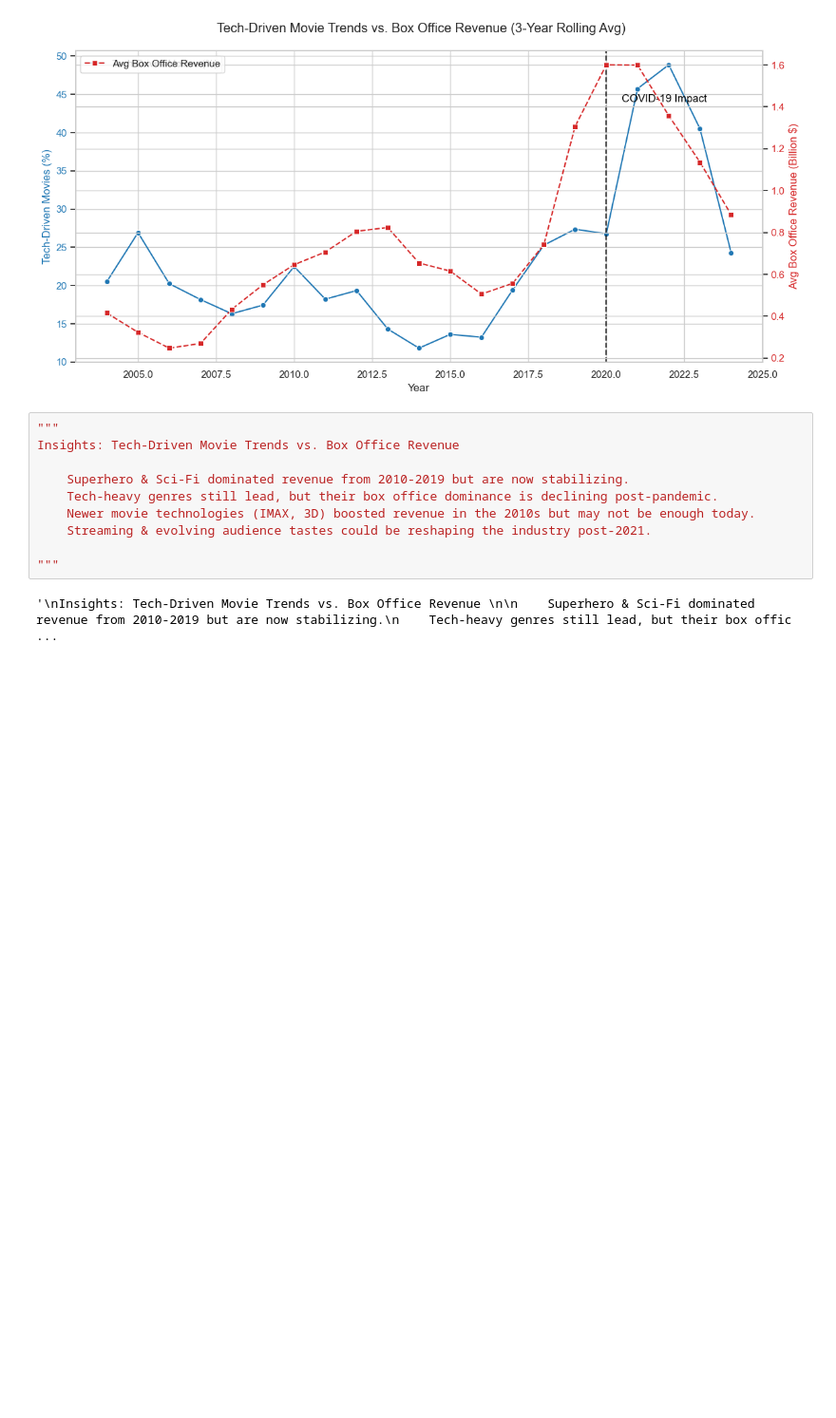
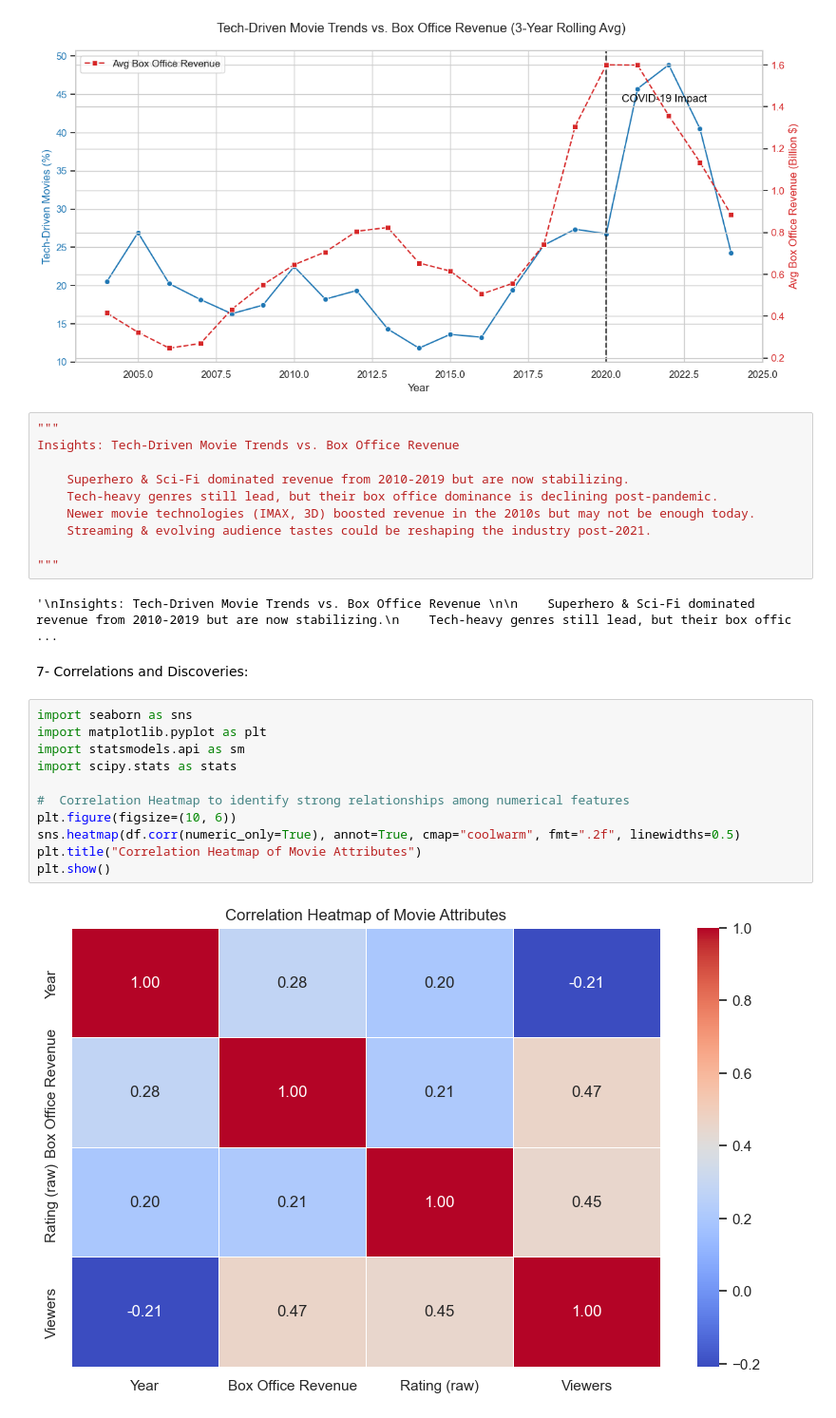
Before and after one commit to BihaniM/-OOP-for-School-Management-System, a Jupyter notebook: IMDB_Analysis.ipynb, the cells around one changed output. Shown at 95% size. Drawn from its saved outputs; the diff is of its cells as text; blank space fills up the shorter version.

Commit message:
Q2: correlation and Descoveries

```diff
--- a/IMDB_Analysis.ipynb
+++ b/IMDB_Analysis.ipynb
@@ -847,3 +847,18 @@ Insights: Tech-Driven Movie Trends vs. Box Office Revenue
 """
 # %% [output]
 '\nInsights: Tech-Driven Movie Trends vs. Box Office Revenue \n\n    Superhero & Sci-Fi dominated revenue from 2010-2019 but are now stabilizing.\n    Tech-heavy genres still lead, but their box offic ...
+# %% [markdown]
+7- Correlations and Discoveries:
+# %%
+import seaborn as sns
+import matplotlib.pyplot as plt
+import statsmodels.api as sm
+import scipy.stats as stats
+
+#  Correlation Heatmap to identify strong relationships among numerical features
+plt.figure(figsize=(10, 6))
+sns.heatmap(df.corr(numeric_only=True), annot=True, cmap="coolwarm", fmt=".2f", linewidths=0.5)
+plt.title("Correlation Heatmap of Movie Attributes")
+plt.show()
+# %% [output]
+[figure, added]
```
Also changed, not shown: parts of 6 cells of this notebook.
